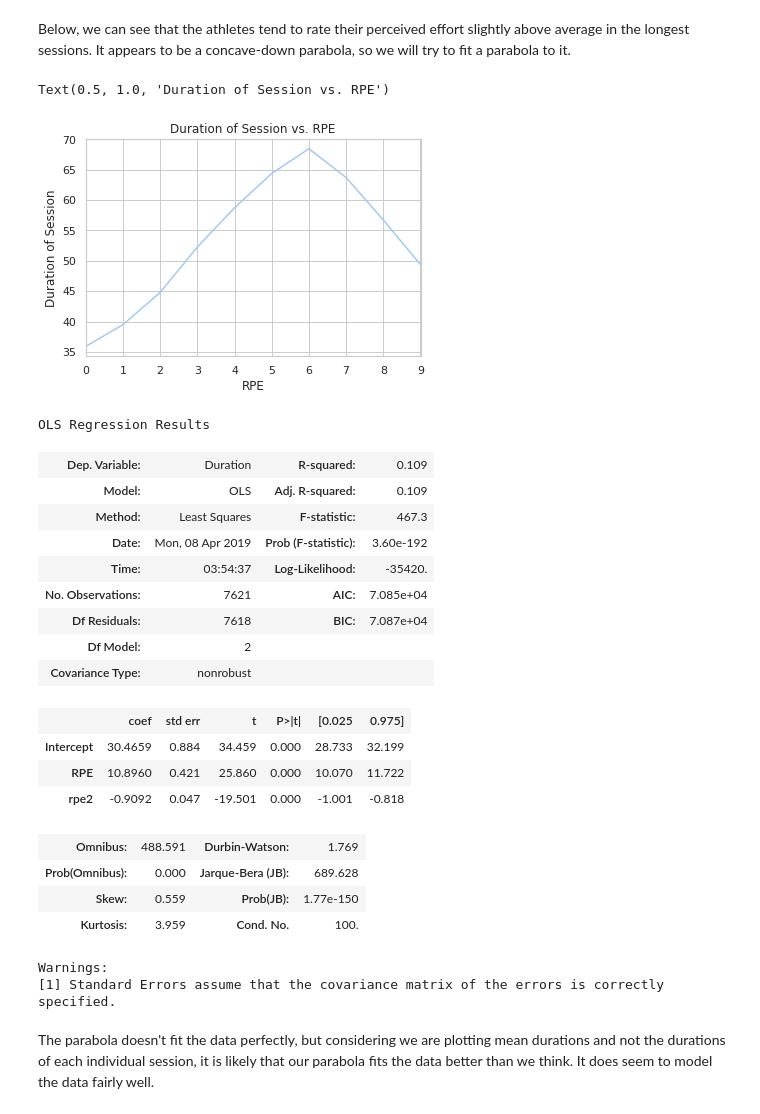
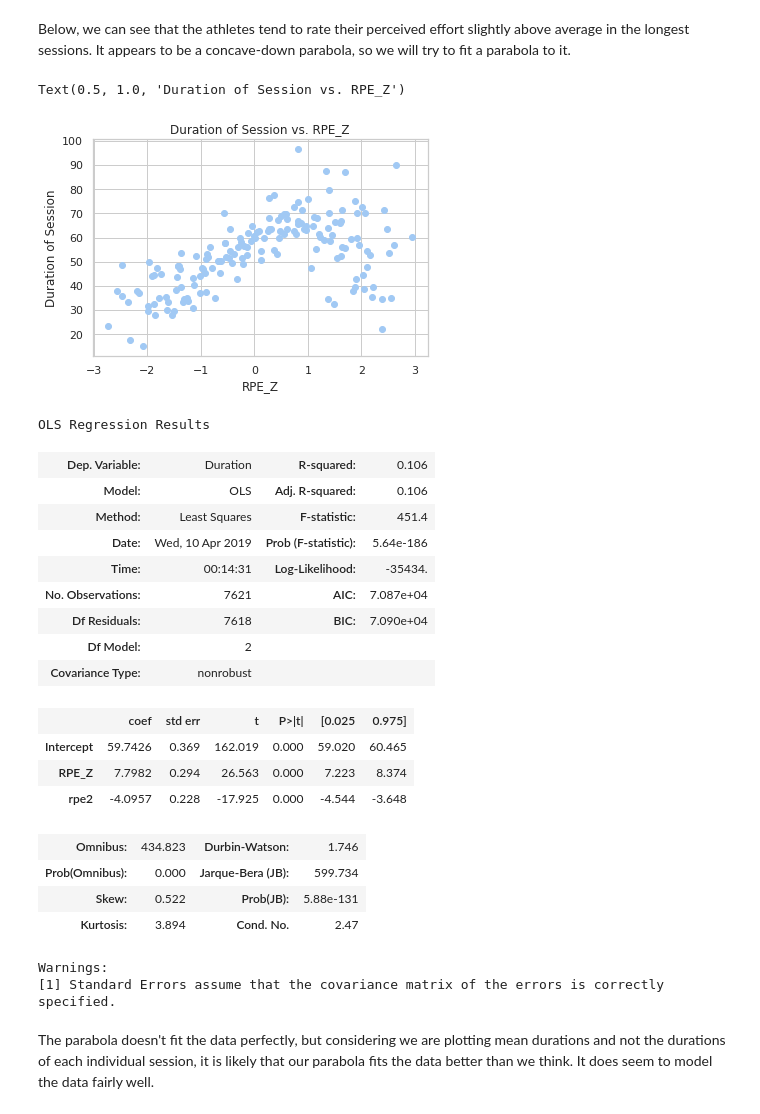
Before and after one commit to djconnolly27/DataScienceProject1, a Jupyter notebook: project2/project2draft.ipynb, the cells around one changed output. Saved outputs shown, nothing was run; the diff lists cells and outputs as text; code cells hidden in the pictures.

```diff
--- a/project2/project2draft.ipynb
+++ b/project2/project2draft.ipynb
@@ -743,40 +814,40 @@ plt.ylabel('Duration of Session');
 # %% [markdown]
 Below, we can see that the athletes tend to rate their perceived effort slightly above average in the longest sessions. It appears to be a concave-down parabola, so we will try to fit a parabola to it.
 # %%
-grouped = rpe.groupby('RPE')
+grouped = rpe.groupby('RPE_Z')
 duration_by_rpe = grouped['Duration'].mean()
-duration_by_rpe.plot()
-plt.xlabel('RPE')
+plt.plot(duration_by_rpe, 'o')
+plt.xlabel('RPE_Z')
 plt.ylabel('Duration of Session')
-plt.title('Duration of Session vs. RPE')
+plt.title('Duration of Session vs. RPE_Z')
 # %% [output]
-Text(0.5, 1.0, 'Duration of Session vs. RPE')
+Text(0.5, 1.0, 'Duration of Session vs. RPE_Z')
-[figure, old version]
+[figure, new version]
 # %%
 xrpe = rpe
-xrpe['rpe2'] = xrpe['RPE']**2
-model = smf.ols('Duration ~ RPE + rpe2', data=xrpe)
+xrpe['rpe2'] = xrpe['RPE_Z']**2
+model = smf.ols('Duration ~ RPE_Z + rpe2', data=xrpe)
 res = model.fit()
 res.summary()
 # %% [output]
 OLS Regression Results
-| Dep. Variable: | Duration | R-squared: | 0.109 |
-| Model: | OLS | Adj. R-squared: | 0.109 |
-| Method: | Least Squares | F-statistic: | 467.3 |
-| Date: | Mon, 08 Apr 2019 | Prob (F-statistic): | 3.60e-192 |
-| Time: | 03:54:37 | Log-Likelihood: | -35420. |
-| No. Observations: | 7621 | AIC: | 7.085e+04 |
-| Df Residuals: | 7618 | BIC: | 7.087e+04 |
+| Dep. Variable: | Duration | R-squared: | 0.106 |
+| Model: | OLS | Adj. R-squared: | 0.106 |
+| Method: | Least Squares | F-statistic: | 451.4 |
+| Date: | Wed, 10 Apr 2019 | Prob (F-statistic): | 5.64e-186 |
+| Time: | 00:14:31 | Log-Likelihood: | -35434. |
+| No. Observations: | 7621 | AIC: | 7.087e+04 |
+| Df Residuals: | 7618 | BIC: | 7.090e+04 |
 | Df Model: | 2 |  |  |
 | Covariance Type: | nonrobust |  |  |
 |  | coef | std err | t | P>|t| | [0.025 | 0.975] |
-| Intercept | 30.4659 | 0.884 | 34.459 | 0.000 | 28.733 | 32.199 |
-| RPE | 10.8960 | 0.421 | 25.860 | 0.000 | 10.070 | 11.722 |
-| rpe2 | -0.9092 | 0.047 | -19.501 | 0.000 | -1.001 | -0.818 |
+| Intercept | 59.7426 | 0.369 | 162.019 | 0.000 | 59.020 | 60.465 |
+| RPE_Z | 7.7982 | 0.294 | 26.563 | 0.000 | 7.223 | 8.374 |
+| rpe2 | -4.0957 | 0.228 | -17.925 | 0.000 | -4.544 | -3.648 |
-| Omnibus: | 488.591 | Durbin-Watson: | 1.769 |
-| Prob(Omnibus): | 0.000 | Jarque-Bera (JB): | 689.628 |
-| Skew: | 0.559 | Prob(JB): | 1.77e-150 |
-| Kurtosis: | 3.959 | Cond. No. | 100. |
+| Omnibus: | 434.823 | Durbin-Watson: | 1.746 |
+| Prob(Omnibus): | 0.000 | Jarque-Bera (JB): | 599.734 |
+| Skew: | 0.522 | Prob(JB): | 5.88e-131 |
+| Kurtosis: | 3.894 | Cond. No. | 2.47 |
 Warnings:
 [1] Standard Errors assume that the covariance matrix of the errors is correctly specified.
 # %%
```
Also changed, not shown: parts of 46 cells of this notebook.
